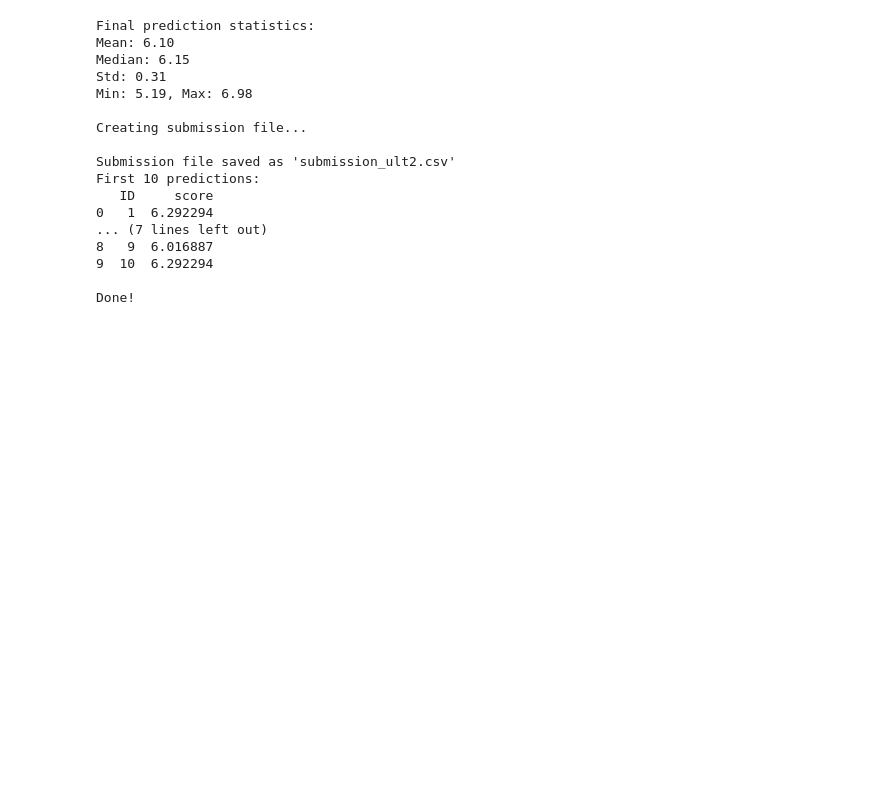
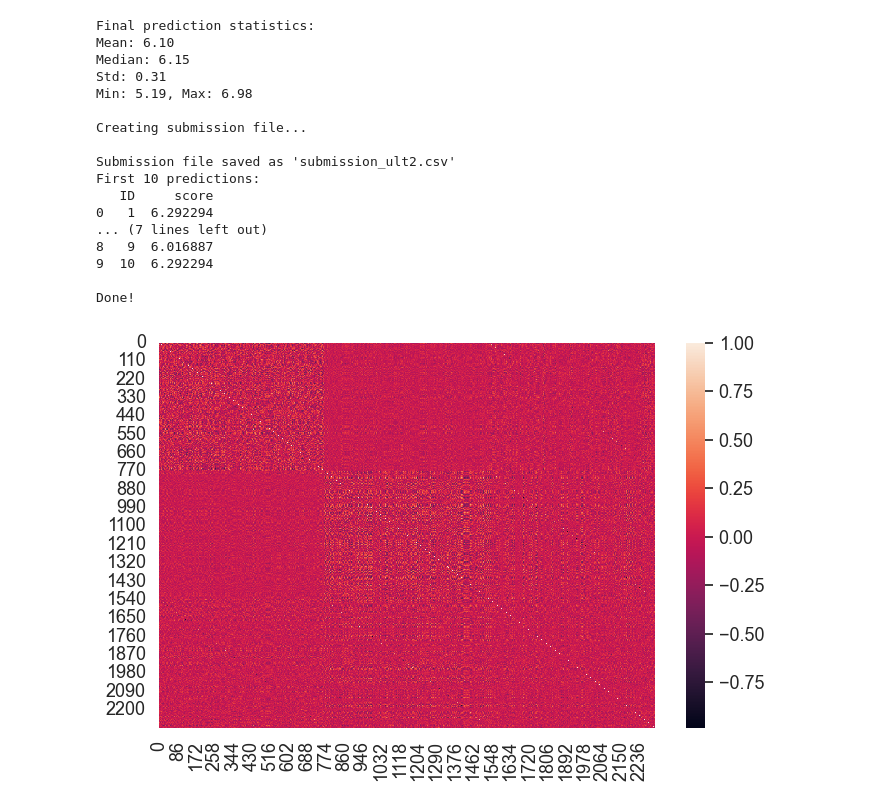
Before and after one commit to Ranjith05vr/DA5401-2025-Data-Challenge-Ranjith05vr, a Jupyter notebook: Kaggle_model_EE24S034.ipynb, the cells around one changed output. Drawn from its saved outputs; the diff is of its cells as text; code cells hidden in the pictures; blank space fills up the shorter version.

```diff
--- a/Kaggle_model_EE24S034.ipynb
+++ b/Kaggle_model_EE24S034.ipynb
@@ -668,3 +668,10 @@ First 10 predictions:
 9  10  6.292294
 
 Done!
+# %%
+import seaborn as sns
+corr = pd.DataFrame(X_train).corr()
+sns.heatmap(corr)
+plt.savefig('feature_correlation.png')
+# %% [output]
+[figure, added]
```
